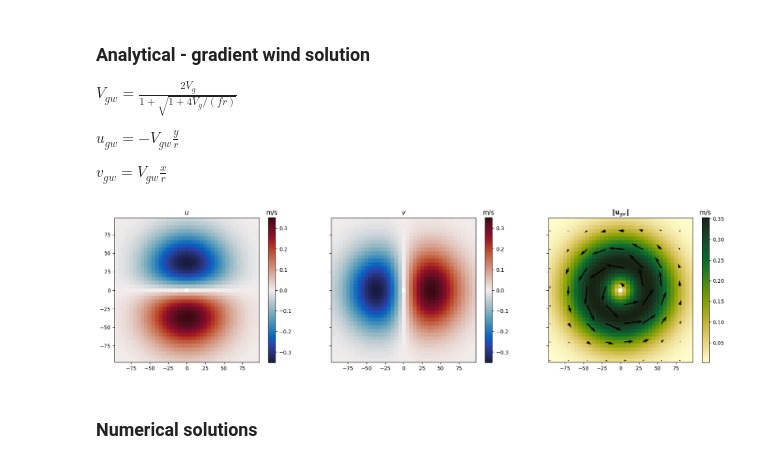
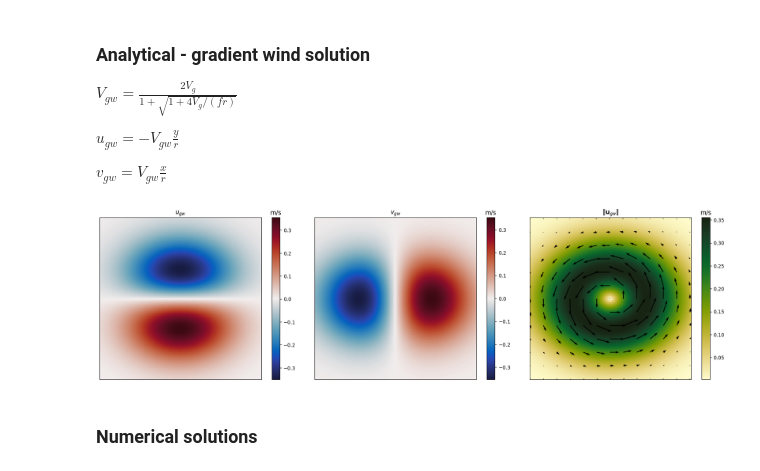
Before and after one commit to meom-group/jaxparrow, a Jupyter notebook: docs/examples/gradient_wind.ipynb, the cells around one changed output. Cells and saved outputs as stored; diff of their text form; code cells hidden in the pictures.

Commit message:
major update: switch from derivatives rotation using grid angle to derivatives projection using grid metrics. expose fields on the T grid

```diff
--- a/docs/examples/gradient_wind.ipynb
+++ b/docs/examples/gradient_wind.ipynb
@@ -117,0 +26,2 @@ plt.show()
+# %%
+lat, lon, ssh, ug, vg, ucg, vcg, land_mask = gaussian_eddy.simulate_gaussian_eddy(R0=50e3, eta0=-.2)
@@ -117,0 +30,5 @@ plt.show()
+# %%
+uvg = kinematics.magnitude(ug, vg)
+uvcg = kinematics.magnitude(ucg, vcg)
+
+max_diff = jnp.nanmax(jnp.abs(uvcg - uvg))
@@ -206,30 +126,27 @@ uv_cyclo = kinematics.magnitude(u_cyclo_t, v_cyclo_t, vel_on_uv=False)
 # %%
-_, (ax1, ax2, ax3) = plt.subplots(1, 3, figsize=(21, 5), sharex=True, sharey=True)
+fig, (ax1, ax2, ax3) = plt.subplots(1, 3, figsize=(18, 5), subplot_kw={"projection": ccrs.PlateCarree()})
 
-ax1.set_title("$u$")
-im = ax1.pcolormesh(X / 1e3, Y / 1e3, u_cyclo_t, cmap=cmo.balance)
-ax1.set_aspect("equal")
+ax1.set_title("$u_{gw}$")
+im = ax1.pcolormesh(lon, lat, ucg, cmap=cmo.balance)
 cbar = plt.colorbar(im, ax=ax1)
 cbar.ax.set_title("m/s")
 
-ax2.set_title("$v$")
-im = ax2.pcolormesh(X / 1e3, Y / 1e3, v_cyclo_t, cmap=cmo.balance)
-ax2.set_aspect("equal")
+ax2.set_title("$v_{gw}$")
+im = ax2.pcolormesh(lon, lat, vcg, cmap=cmo.balance)
 cbar = plt.colorbar(im, ax=ax2)
 cbar.ax.set_title("m/s")
 
 ax3.set_title("$\| \mathbf{u}_{gw} \|$")
-im = ax3.pcolormesh(X / 1e3, Y / 1e3, uv_cyclo, cmap=cmo.speed)
-ax3.set_aspect("equal")
+im = ax3.pcolormesh(lon, lat, uvcg, cmap=cmo.speed)
 cbar = plt.colorbar(im, ax=ax3)
 cbar.ax.set_title("m/s")
-ax3.quiver(X[::5, ::5] / 1e3, Y[::5, ::5] / 1e3, u_cyclo_t[::5, ::5], v_cyclo_t[::5, ::5], color="k")
+ax3.quiver(lon[::15, ::15], lat[::15, ::15], ucg[::15, ::15], vcg[::15, ::15], color="k")
 
 fig.tight_layout()
 
 plt.show()
 # %% [output]
-[figure, old version]
+[figure, new version]
 # %% [markdown]
 ### Numerical solutions
 # %% [markdown]
```
Also changed, not shown: parts of 26 cells of this notebook, 16 other files.
